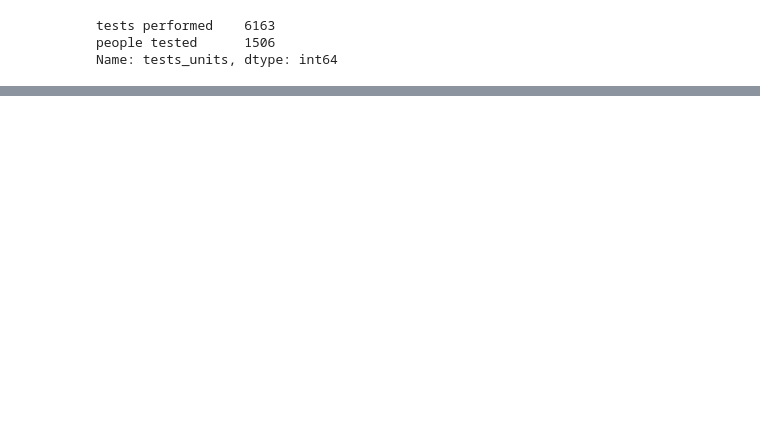
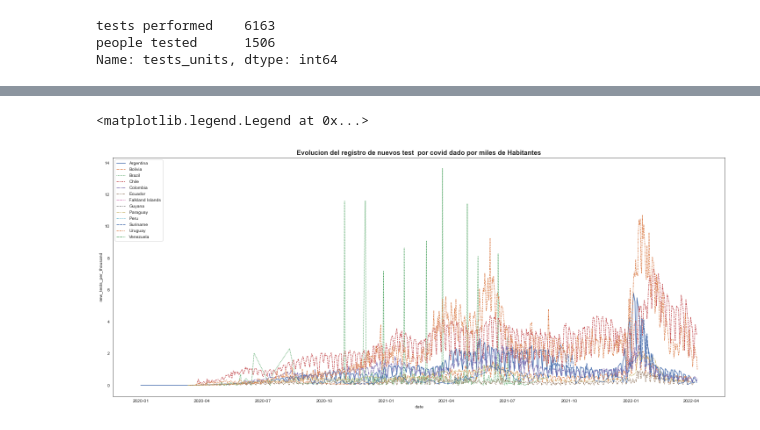
Before and after one commit to geraldb1/Project, a Jupyter notebook: Covid/Covid.ipynb, the cells around one changed output, grey strips where cells are left out. Saved outputs shown, nothing was run; the diff lists cells and outputs as text; code cells hidden in the pictures; blank space fills up the shorter version.

```diff
--- a/Covid/Covid.ipynb
+++ b/Covid/Covid.ipynb
@@ -429,0 +368,10 @@ Index(['location', 'date_x', 'population', 'total_cases', 'new_cases',
+# %%
+palette = sns.color_palette("deep", 13)
+plt.figure(figsize=(25,10))
+sns.set_style('white')
+sns.lineplot(data = cv_lat, x = 'date',y = 'new_tests_per_thousand',hue = 'location',style = 'location',palette = palette)
+plt.title('Evolucion del registro de nuevos test  por covid dado por miles de Habitantes',fontsize = 15,fontweight = 'bold')
+plt.legend(loc = 'upper left')
+# %% [output]
+<matplotlib.legend.Legend at 0x...>
+[figure, added]
```
Also changed, not shown: parts of 14 cells of this notebook.
